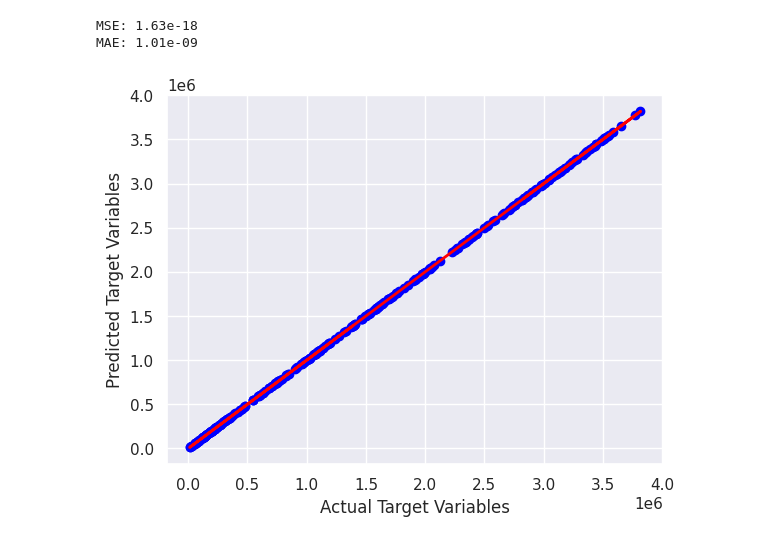
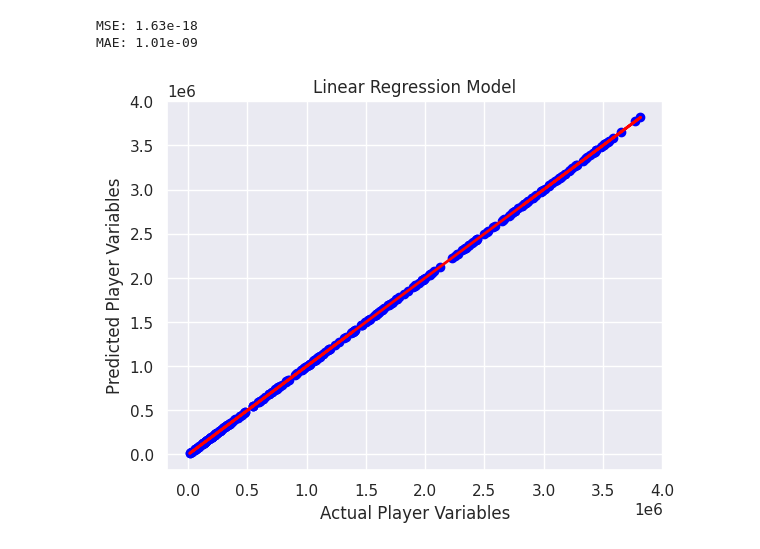
Before and after one commit to GabrielMourad/PlayerWorth-vs-PlayerSalary-COMP541, a Jupyter notebook: NBA_Analysis.ipynb, the cells around one changed output. Cells and saved outputs as stored; diff of their text form; code cells hidden in the pictures.

```diff
--- a/NBA_Analysis.ipynb
+++ b/NBA_Analysis.ipynb
@@ -263,10 +263,11 @@ print("MAE:", format(mae, ".2e"))
 MSE: 1.63e-18
 MAE: 1.01e-09
 # %%
+plt.title("Linear Regression Model")
 plt.scatter(y_test, y_pred, color='blue')
 plt.plot(y_test, y_test, color='red', linewidth=2)
-plt.xlabel('Actual Target Variables')
-plt.ylabel('Predicted Target Variables')
+plt.xlabel('Actual Player Variables')
+plt.ylabel('Predicted Player Variables')
 plt.show()
 # %% [output]
-[figure, old version]
+[figure, new version]
```
Also changed, not shown: parts of 3 cells of this notebook.
